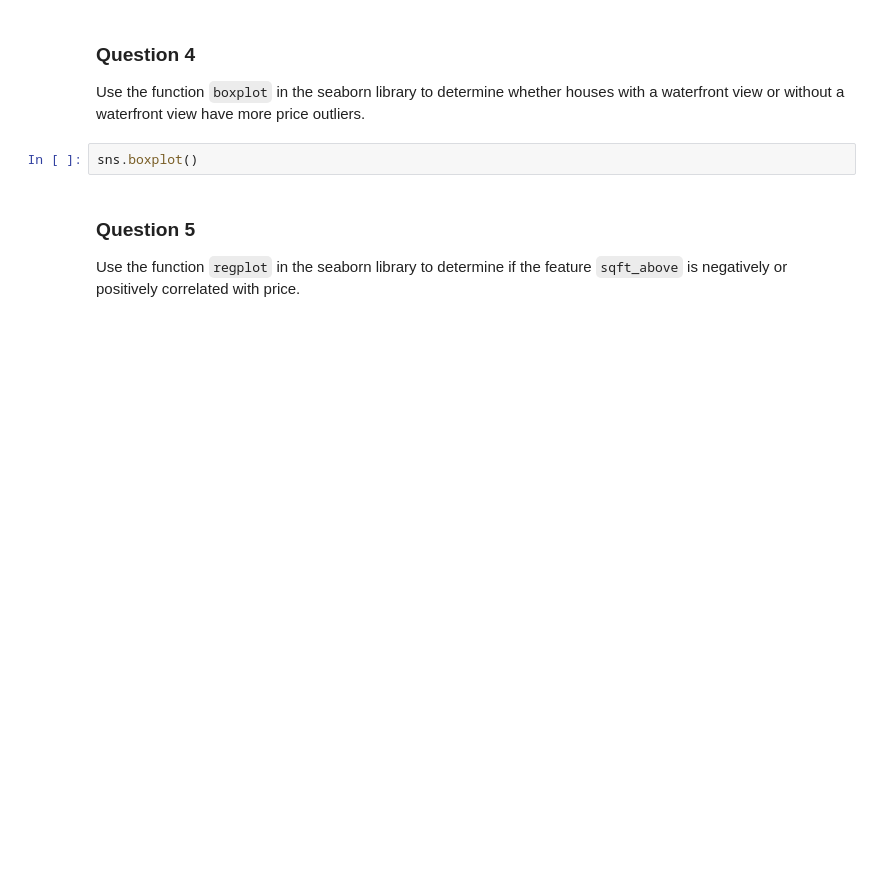
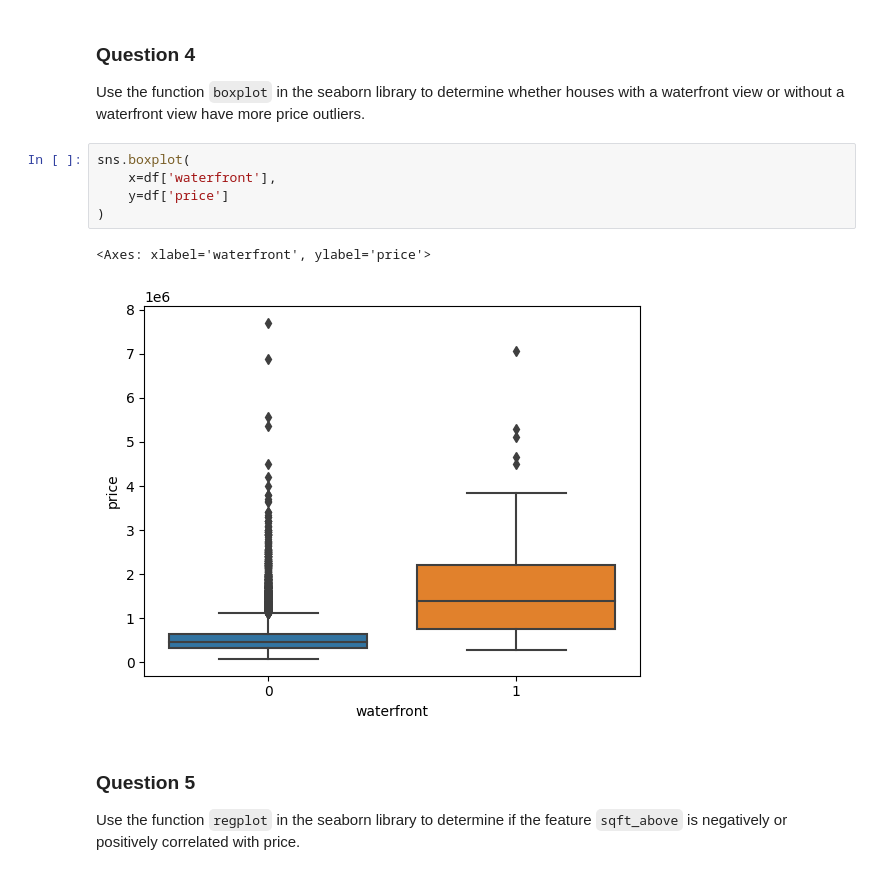
Before and after one commit to lwzbr/ibm-ds-cert, a Jupyter notebook: House_Sales_in_King_Count_USA.ipynb, the cells around one changed output. Drawn from its saved outputs; the diff is of its cells as text; blank space fills up the shorter version.

```diff
--- a/House_Sales_in_King_Count_USA.ipynb
+++ b/House_Sales_in_King_Count_USA.ipynb
@@ -174,8 +174,14 @@ df['floors'].value_counts().to_frame()
 ### Question 4
 
 Use the function <code>boxplot</code> in the seaborn library  to  determine whether houses with a waterfront view or without a waterfront view have more price outliers.
-# %%
-sns.boxplot()
+# %%
+sns.boxplot(
+    x=df['waterfront'],
+    y=df['price']
+)
+# %% [output]
+<Axes: xlabel='waterfront', ylabel='price'>
+[figure, added]
 # %% [markdown]
 ### Question 5
 
```
Also changed, not shown: parts of 9 cells of this notebook.
